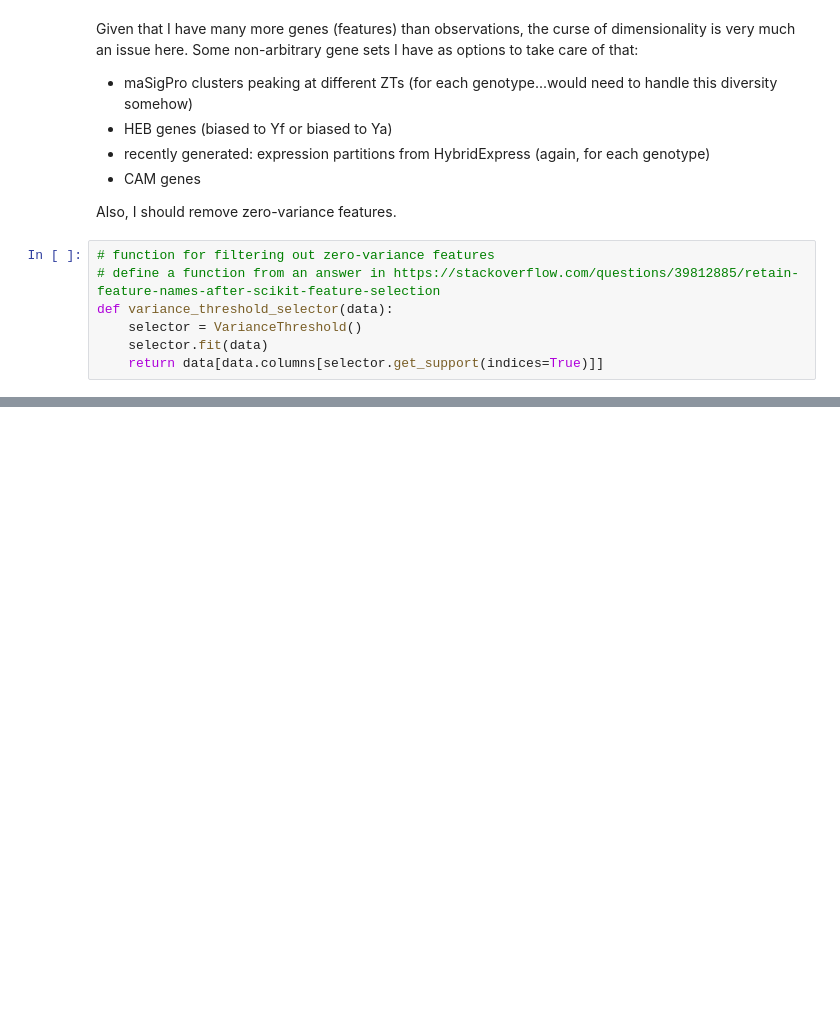
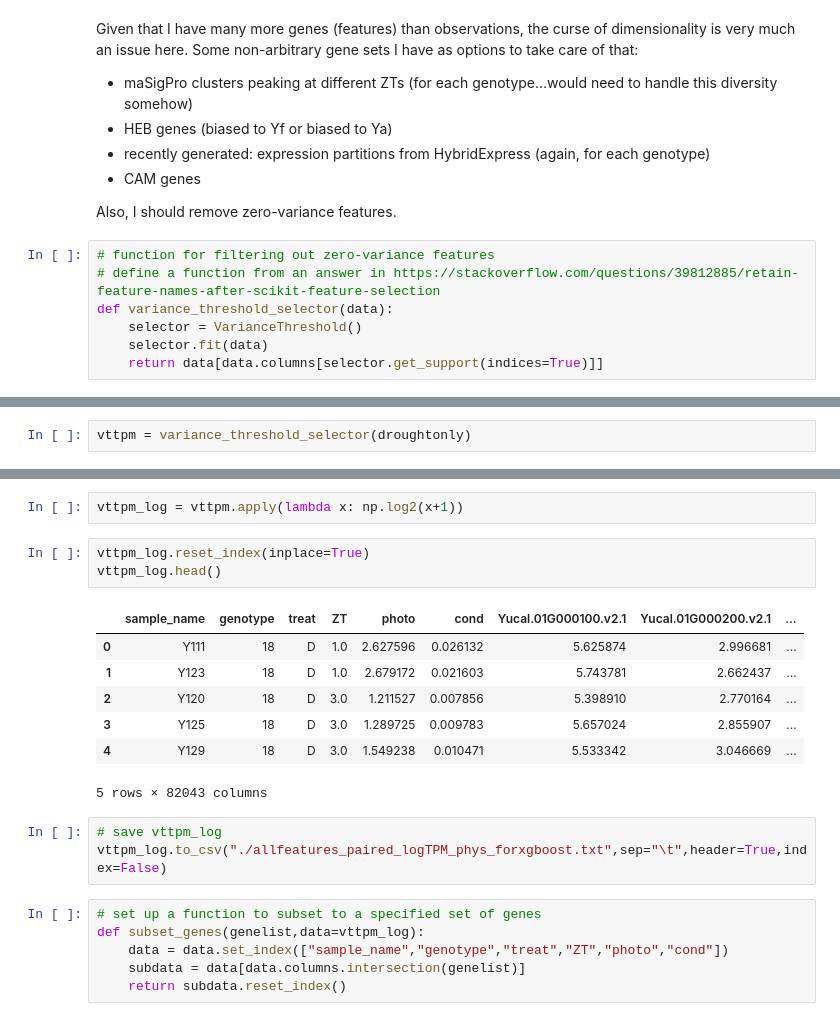
Before and after one commit to achpardo/yucca-genomics, a Jupyter notebook: machine_learning/xgboost_feature_filtering.ipynb, the cells around one changed output, grey strips where cells are left out. Saved outputs shown, nothing was run; the diff lists cells and outputs as text; blank space fills up the shorter version.

```diff
--- a/machine_learning/xgboost_feature_filtering.ipynb
+++ b/machine_learning/xgboost_feature_filtering.ipynb
@@ -47,0 +92,2 @@ def variance_threshold_selector(data):
+# %%
+vttpm = variance_threshold_selector(droughtonly)
@@ -47,0 +98,22 @@ def variance_threshold_selector(data):
+# %%
+vttpm_log = vttpm.apply(lambda x: np.log2(x+1))
+# %%
+vttpm_log.reset_index(inplace=True)
+vttpm_log.head()
+# %% [output]
+|  | sample_name | genotype | treat | ZT | photo | cond | Yucal.01G000100.v2.1 | Yucal.01G000200.v2.1 | ... |
+| 0 | Y111 | 18 | D | 1.0 | 2.627596 | 0.026132 | 5.625874 | 2.996681 | ... |
+| 1 | Y123 | 18 | D | 1.0 | 2.679172 | 0.021603 | 5.743781 | 2.662437 | ... |
+| 2 | Y120 | 18 | D | 3.0 | 1.211527 | 0.007856 | 5.398910 | 2.770164 | ... |
+| 3 | Y125 | 18 | D | 3.0 | 1.289725 | 0.009783 | 5.657024 | 2.855907 | ... |
+| 4 | Y129 | 18 | D | 3.0 | 1.549238 | 0.010471 | 5.533342 | 3.046669 | ... |
+5 rows × 82043 columns
+# %%
+# save vttpm_log
+vttpm_log.to_csv("./allfeatures_paired_logTPM_phys_forxgboost.txt",sep="\t",header=True,index=False)
+# %%
+# set up a function to subset to a specified set of genes
+def subset_genes(genelist,data=vttpm_log):
+    data = data.set_index(["sample_name","genotype","treat","ZT","photo","cond"])
+    subdata = data[data.columns.intersection(genelist)]
+    return subdata.reset_index()
```
Also changed, not shown: parts of 12 cells of this notebook, 15 other files.
